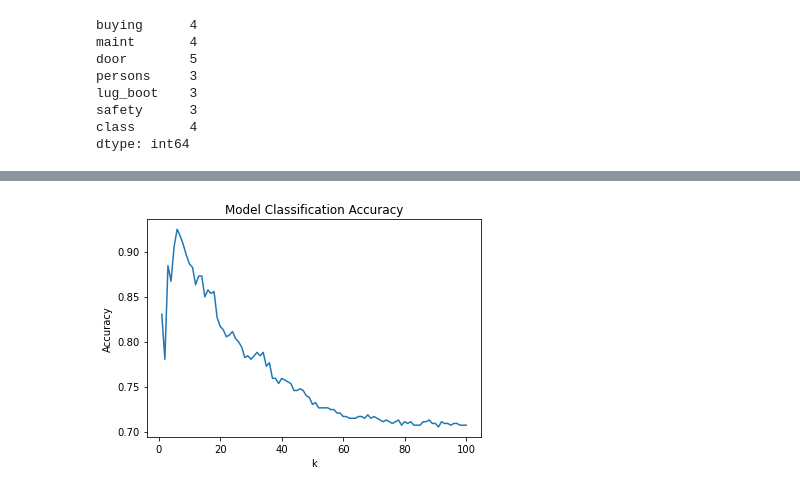
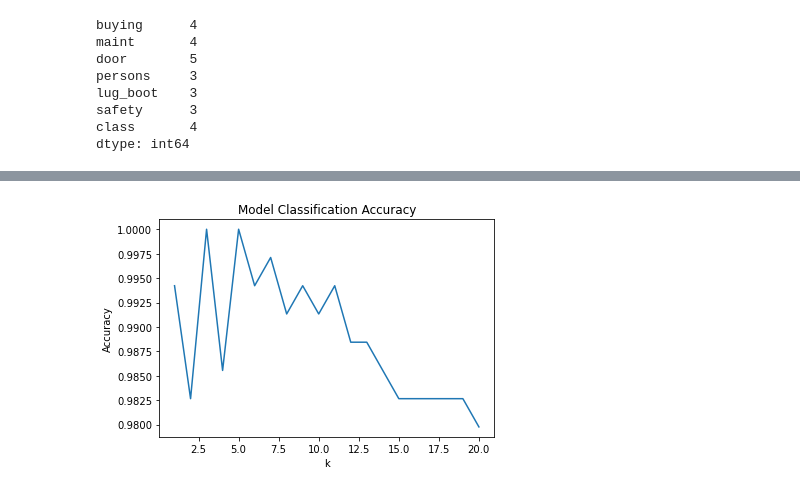
Before and after one commit to 333Kenji/CarClassifier_KNN, a Jupyter notebook: Notebooks/KNN.ipynb, the cells around one changed output, grey strips where cells are left out. Drawn from its saved outputs; the diff is of its cells as text; code cells hidden in the pictures.

```diff
--- a/Notebooks/KNN.ipynb
+++ b/Notebooks/KNN.ipynb
@@ -290,6 +281,0 @@ memory usage: 712.2 KB
-# %%
-## 2.4 Encoding
-encoder = LabelEncoder()
-for i in data.columns:
-    data[i] = encoder.fit_transform(data[i])
-#data.reset_index(inplace=True)
@@ -317,6 +427,8 @@ data
 from sklearn.preprocessing import StandardScaler
 # standardize data
 scaler = StandardScaler()
-standardized_data = scaler.fit_transform(data)
-
-scaled_data = pd.DataFrame(standardized_data, index=data.index, columns=data.columns)
+standardized_data = scaler.fit_transform(data.drop('target',axis=1))
+scaled_data = pd.DataFrame(standardized_data, columns=data.columns[:-1])
+scaled_data['target'] = data.target
+data = scaled_data
+data
@@ -353,16 +481,13 @@ scaled_data.describe()
 # %%
-### 5. Postprocessing
-
 ## 5.1 Select Features
 ## 5.2 Select Target
-target = 'car_class'
+target = 'target'
 y_data = data[target]
 data[target] = y_data
 
-print(y_data)
-print(data)
+
 
 ## 5.3 Split Data
-x = np.array(data.drop([target],axis=1))
-y = np.array(data[target])
-x_train, x_test, y_train, y_test = train_test_split(x,y,test_size=0.3)
+x = data.drop([target],axis=1)
+y = data[target]
+x_train, x_test, y_train, y_test = train_test_split(x,y,train_size=0.8)
@@ -389,7 +494,7 @@ Name: car_class, Length: 1728, dtype: int64
 # %%
-
+## 6. Modeling
 ## 6.1 Initialize Model and Set Parameters
-KNN = KNeighborsClassifier(n_neighbors=3)
+KNN = KNeighborsClassifier(n_neighbors=5)
 
 ## 6.2 Fit Data to Train Model
 KNN.fit(x_train,y_train)
@@ -439,21 +551,21 @@ Pred: good       Actual: good    Probability: [0.33333333 0.         0.66666667
 None
 # %%
 accuracies = []
-for k in range(1,101):
+for k in range(1,21):
     KNN = KNeighborsClassifier(n_neighbors=k)
     KNN.fit(x_train,y_train)
     accuracies.append(KNN.score(x_test,y_test))
     highest = max(accuracies)
 
 
-k_list = range(1,101)
+k_list = range(1,21)
 plt.plot(k_list,accuracies)
 plt.xlabel('k')
 plt.ylabel('Accuracy')
 plt.title('Model Classification Accuracy')
 plt.show()
 # %% [output]
-[figure, old version]
+[figure, new version]
 # %%
 #TODO get and possibly plot distances
 #TODO apply gridsearch?
```
Also changed, not shown: parts of 34 cells of this notebook.
